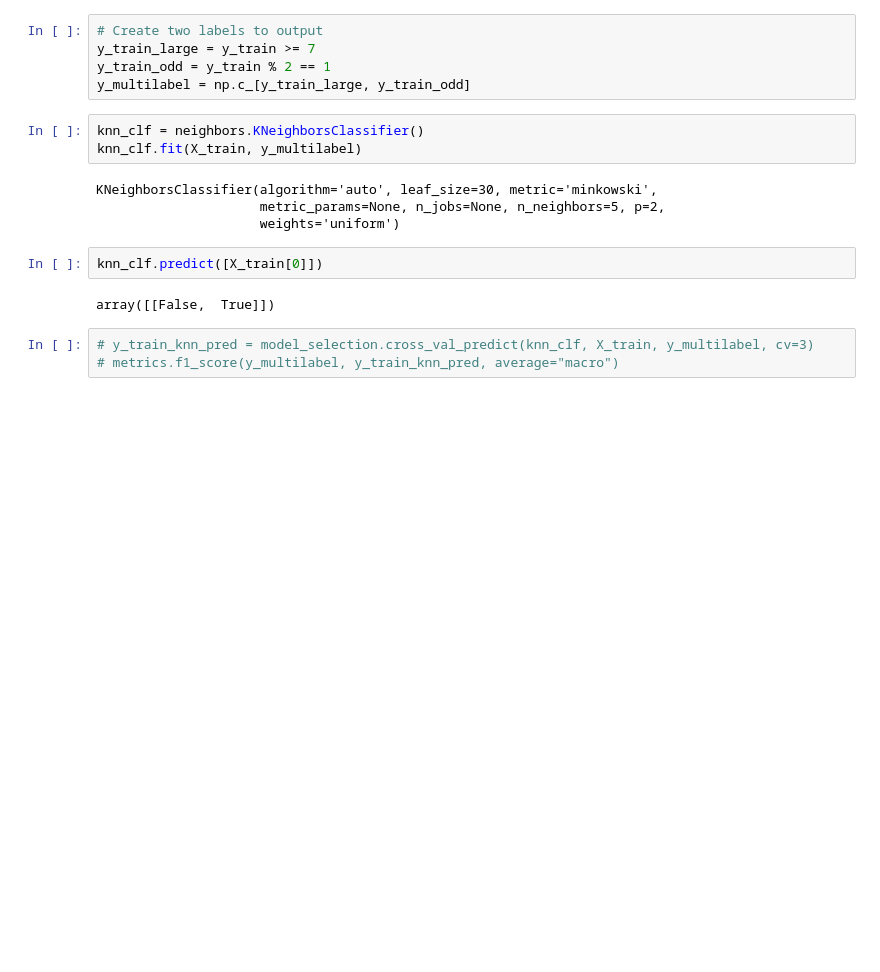
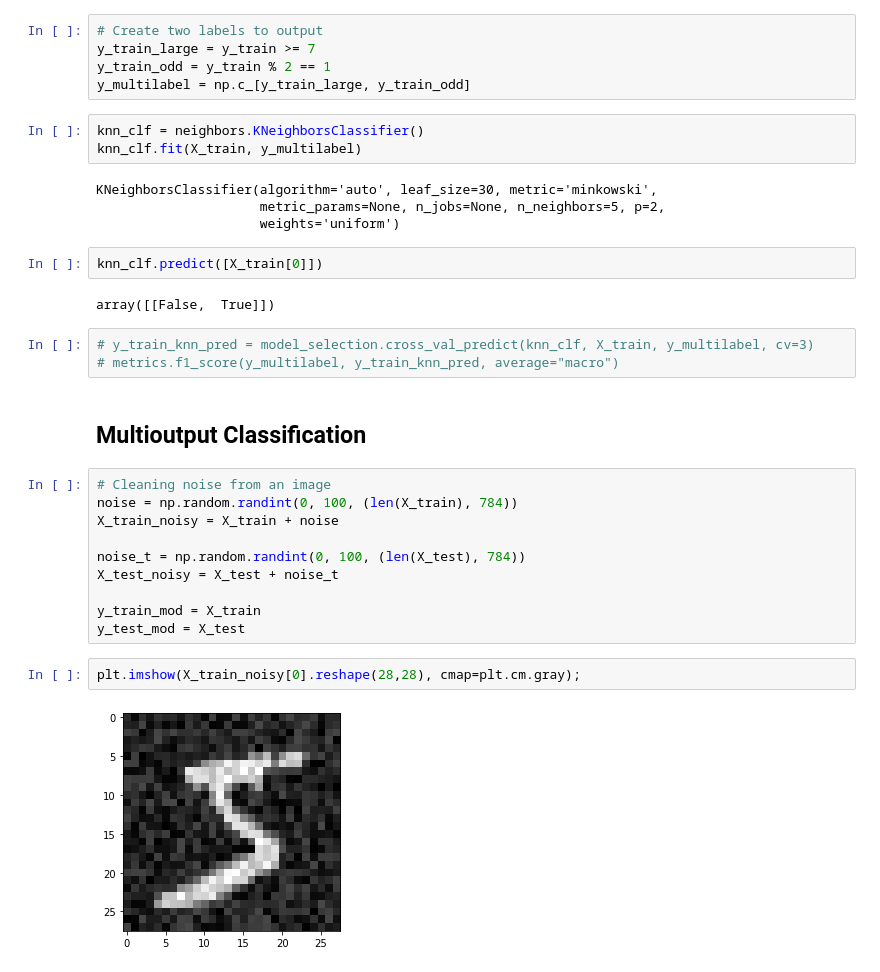
Before and after one commit to dcoxnard/handsonml_notes_solutions, a Jupyter notebook: 03_2_mnist.ipynb, the cells around one changed output. Cells and saved outputs as stored; diff of their text form; blank space fills up the shorter version.

```diff
--- a/02_2_mnist.ipynb
+++ b/03_2_mnist.ipynb
@@ -352,3 +352,19 @@ array([[False,  True]])
 # %%
 # y_train_knn_pred = model_selection.cross_val_predict(knn_clf, X_train, y_multilabel, cv=3)
 # metrics.f1_score(y_multilabel, y_train_knn_pred, average="macro")
+# %% [markdown]
+## Multioutput Classification
+# %%
+# Cleaning noise from an image
+noise = np.random.randint(0, 100, (len(X_train), 784))
+X_train_noisy = X_train + noise
+
+noise_t = np.random.randint(0, 100, (len(X_test), 784))
+X_test_noisy = X_test + noise_t
+
+y_train_mod = X_train
+y_test_mod = X_test
+# %%
+plt.imshow(X_train_noisy[0].reshape(28,28), cmap=plt.cm.gray);
+# %% [output]
+[figure, added]
```
Also changed, not shown: parts of 4 cells of this notebook, 2 other files.
